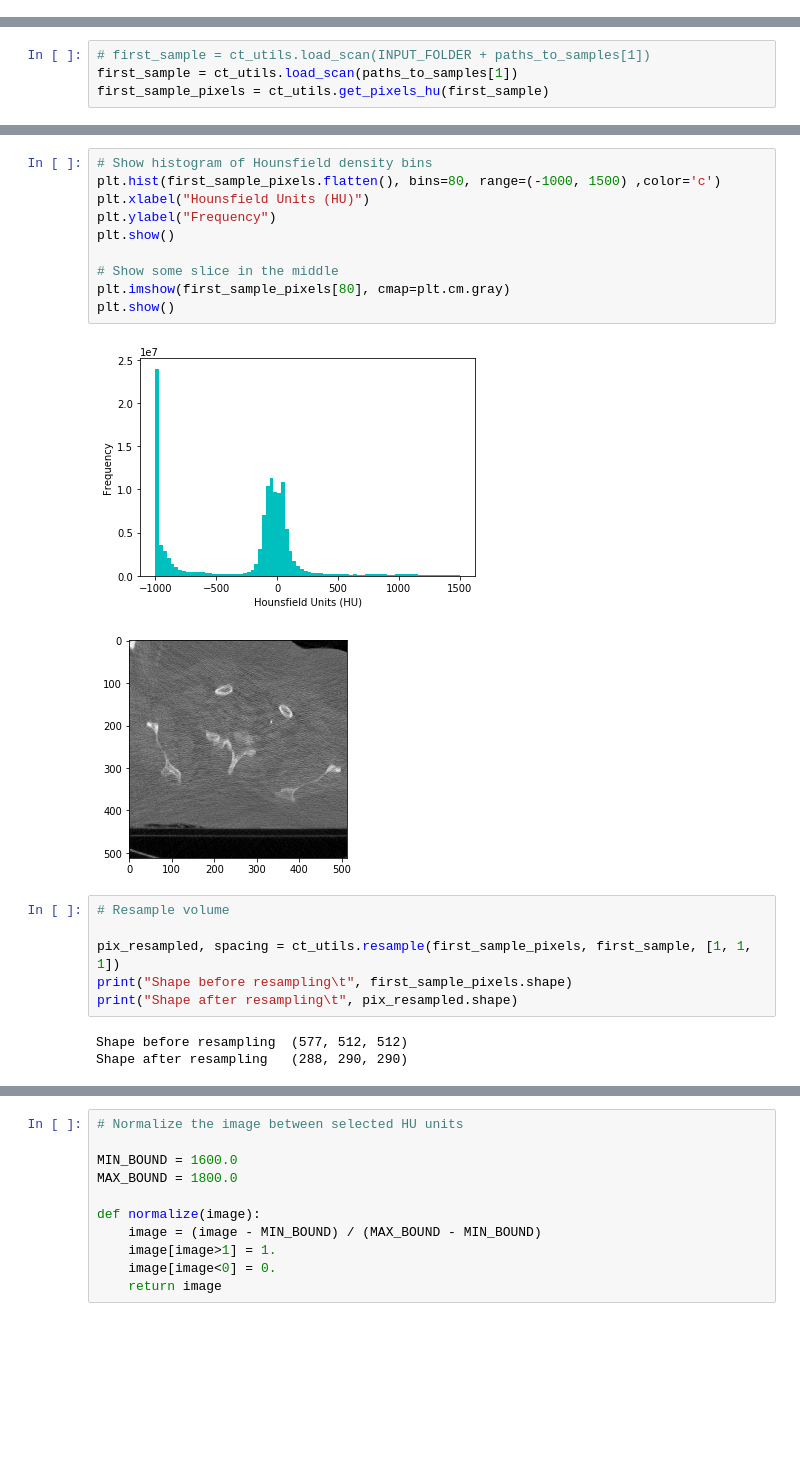
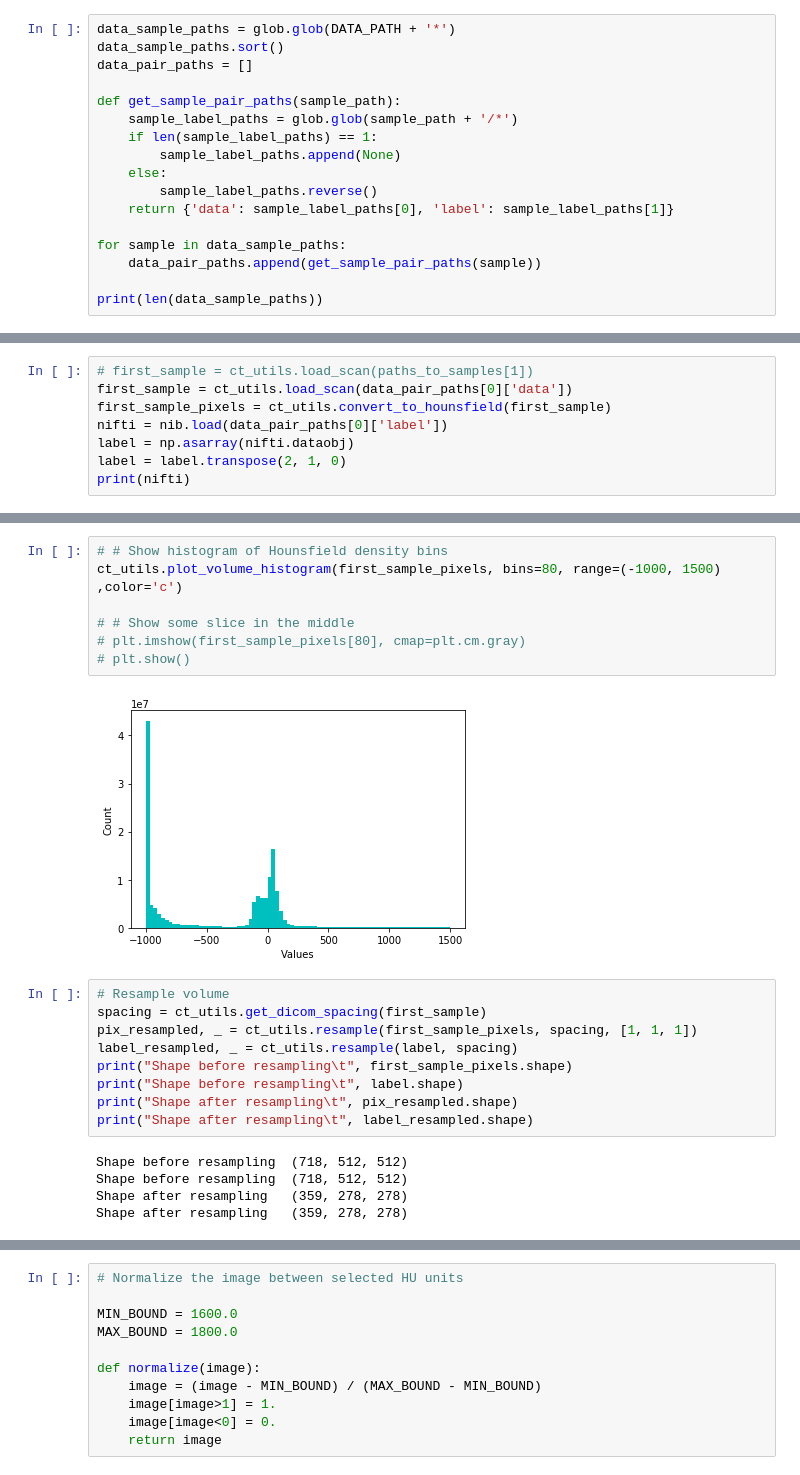
Before and after one commit to PlayWeird/utooth, a Jupyter notebook: preprocessing_dicom.ipynb, the cells around one changed output, grey strips where cells are left out. Cells and saved outputs as stored; diff of their text form; blank space fills up the shorter version.

Commit message:
Connected labels to the data and developed pipeline for jaw isolation of both.

```diff
--- a/preprocessing_dicom.ipynb
+++ b/preprocessing_dicom.ipynb
@@ -28,0 +13,17 @@ Found Count: 51 / 2294
+# %%
+data_sample_paths = glob.glob(DATA_PATH + '*')
+data_sample_paths.sort()
+data_pair_paths = []
+
+def get_sample_pair_paths(sample_path):
+    sample_label_paths = glob.glob(sample_path + '/*')
+    if len(sample_label_paths) == 1:
+        sample_label_paths.append(None)
+    else:
+        sample_label_paths.reverse()
+    return {'data': sample_label_paths[0], 'label': sample_label_paths[1]}
+
+for sample in data_sample_paths:
+    data_pair_paths.append(get_sample_pair_paths(sample))
+
+print(len(data_sample_paths))
@@ -29,4 +32,8 @@ Found Count: 51 / 2294
 # %%
-# first_sample = ct_utils.load_scan(INPUT_FOLDER + paths_to_samples[1])
-first_sample = ct_utils.load_scan(paths_to_samples[1])
-first_sample_pixels = ct_utils.get_pixels_hu(first_sample)
+# first_sample = ct_utils.load_scan(paths_to_samples[1])
+first_sample = ct_utils.load_scan(data_pair_paths[0]['data'])
+first_sample_pixels = ct_utils.convert_to_hounsfield(first_sample)
+nifti = nib.load(data_pair_paths[0]['label'])
+label = np.asarray(nifti.dataobj)
+label = label.transpose(2, 1, 0)
+print(nifti)
@@ -33,22 +58,23 @@ first_sample_pixels = ct_utils.get_pixels_hu(first_sample)
 # %%
-# Show histogram of Hounsfield density bins
-plt.hist(first_sample_pixels.flatten(), bins=80, range=(-1000, 1500) ,color='c')
-plt.xlabel("Hounsfield Units (HU)")
-plt.ylabel("Frequency")
-plt.show()
+# # Show histogram of Hounsfield density bins
+ct_utils.plot_volume_histogram(first_sample_pixels, bins=80, range=(-1000, 1500) ,color='c')
 
-# Show some slice in the middle
-plt.imshow(first_sample_pixels[80], cmap=plt.cm.gray)
-plt.show()
+# # Show some slice in the middle
+# plt.imshow(first_sample_pixels[80], cmap=plt.cm.gray)
+# plt.show()
 # %% [output]
-[figure, old version]
+[figure, new version]
-[figure, removed]
 # %%
 # Resample volume
-
-pix_resampled, spacing = ct_utils.resample(first_sample_pixels, first_sample, [1, 1, 1])
+spacing = ct_utils.get_dicom_spacing(first_sample)
+pix_resampled, _ = ct_utils.resample(first_sample_pixels, spacing, [1, 1, 1])
+label_resampled, _ = ct_utils.resample(label, spacing)
 print("Shape before resampling\t", first_sample_pixels.shape)
+print("Shape before resampling\t", label.shape)
 print("Shape after resampling\t", pix_resampled.shape)
+print("Shape after resampling\t", label_resampled.shape)
 # %% [output]
-Shape before resampling  (577, 512, 512)
-Shape after resampling   (288, 290, 290)
+Shape before resampling  (718, 512, 512)
+Shape before resampling  (718, 512, 512)
+Shape after resampling   (359, 278, 278)
+Shape after resampling   (359, 278, 278)
```
Also changed, not shown: parts of 16 cells of this notebook, 2 other files.
